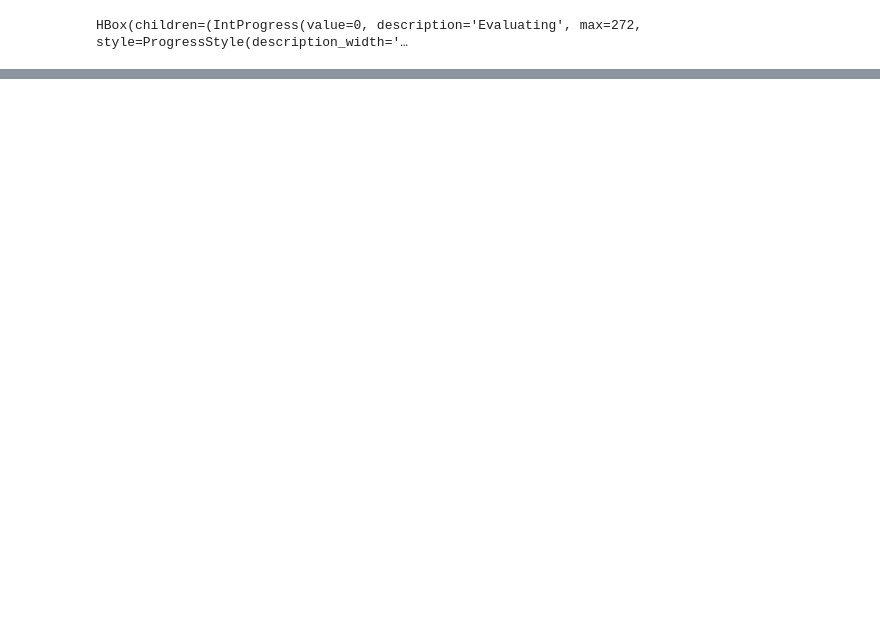
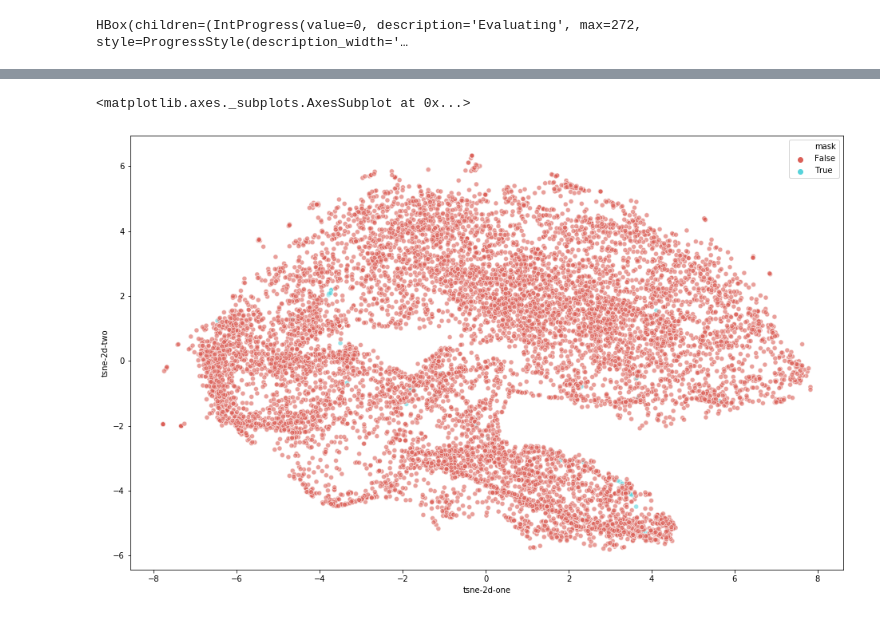
Before and after one commit to Simon-Free/nlp_ensae_2020, a Jupyter notebook: nlp.ipynb, the cells around one changed output, grey strips where cells are left out. Saved outputs shown, nothing was run; the diff lists cells and outputs as text; code cells hidden in the pictures; blank space fills up the shorter version.

```diff
--- a/nlp.ipynb
+++ b/nlp.ipynb
@@ -279,0 +475,19 @@ False
+# %%
+words = df_subset.keyword.unique()
+# %%
+i = 0
+# %%
+df_subset["mask"] = (df_subset["keyword"] == words[i])
+i+=1
+plt.figure(figsize=(16,10))
+sns.scatterplot(
+    x="tsne-2d-one", y="tsne-2d-two",
+    hue="mask",
+    palette=sns.color_palette("hls", 2),# len(set(all_keywords))),
+    data=df_subset,
+    legend="full",
+    alpha=0.6
+)
+# %% [output]
+<matplotlib.axes._subplots.AxesSubplot at 0x...>
+[figure, added]
```
Also changed, not shown: parts of 43 cells of this notebook, 14 other files.
